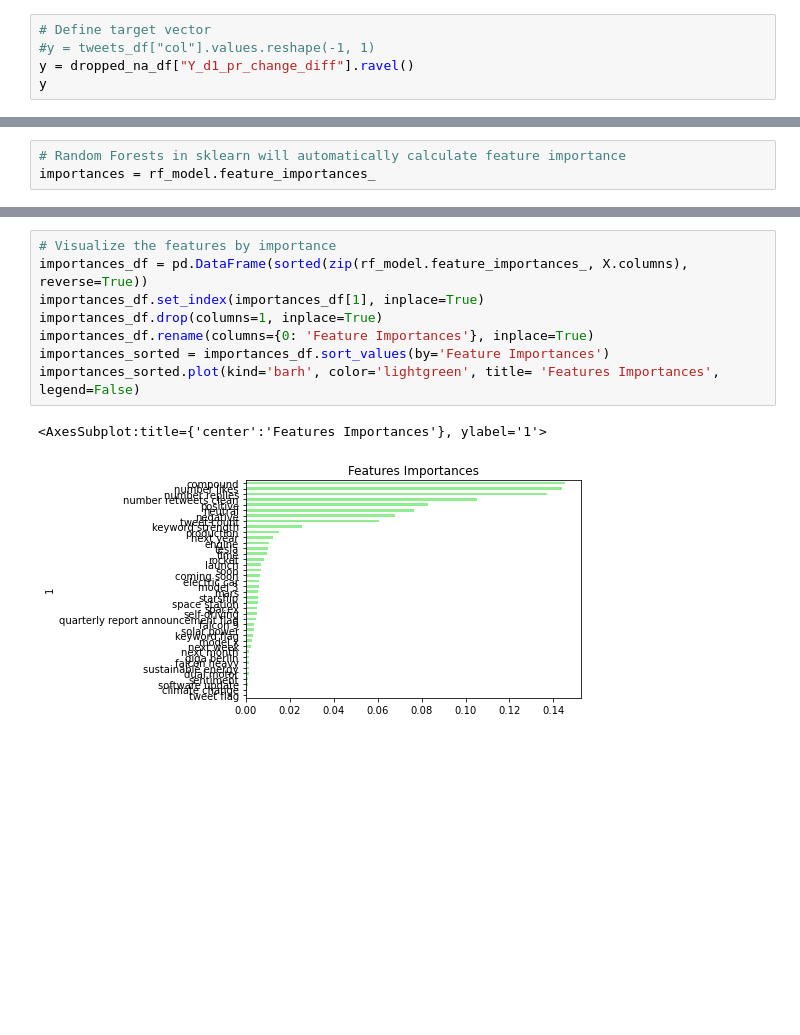
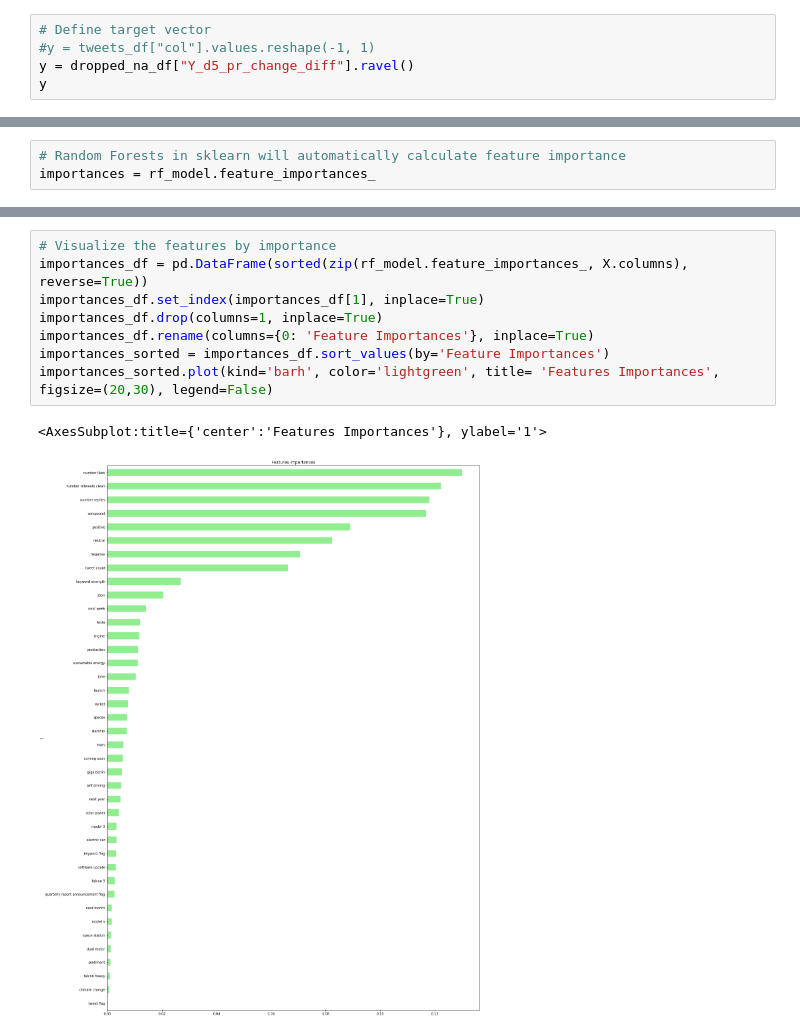
Before and after one commit to tamobee/Tweeting-Tesla, a Jupyter notebook: Code/ML.ipynb, the cells around one changed output, grey strips where cells are left out. Drawn from its saved outputs; the diff is of its cells as text; blank space fills up the shorter version.

```diff
--- a/Code/ML.ipynb
+++ b/Code/ML.ipynb
@@ -91,6 +72,6 @@ X.head()
 # %%
 # Define target vector
 #y = tweets_df["col"].values.reshape(-1, 1)
-y = dropped_na_df["Y_d1_pr_change_diff"].ravel()
+y = dropped_na_df["Y_d5_pr_change_diff"].ravel()
 y
 # %% [output]
@@ -173,11 +186,11 @@ sorted(zip(rf_model.feature_importances_, X.columns), reverse=True)
 # %%
 # Visualize the features by importance
 importances_df = pd.DataFrame(sorted(zip(rf_model.feature_importances_, X.columns), reverse=True))
 importances_df.set_index(importances_df[1], inplace=True)
 importances_df.drop(columns=1, inplace=True)
 importances_df.rename(columns={0: 'Feature Importances'}, inplace=True)
 importances_sorted = importances_df.sort_values(by='Feature Importances')
-importances_sorted.plot(kind='barh', color='lightgreen', title= 'Features Importances', legend=False)
+importances_sorted.plot(kind='barh', color='lightgreen', title= 'Features Importances', figsize=(20,30), legend=False)
 # %% [output]
 <AxesSubplot:title={'center':'Features Importances'}, ylabel='1'>
-[figure, old version]
+[figure, new version]
```
Also changed, not shown: parts of 14 cells of this notebook.
